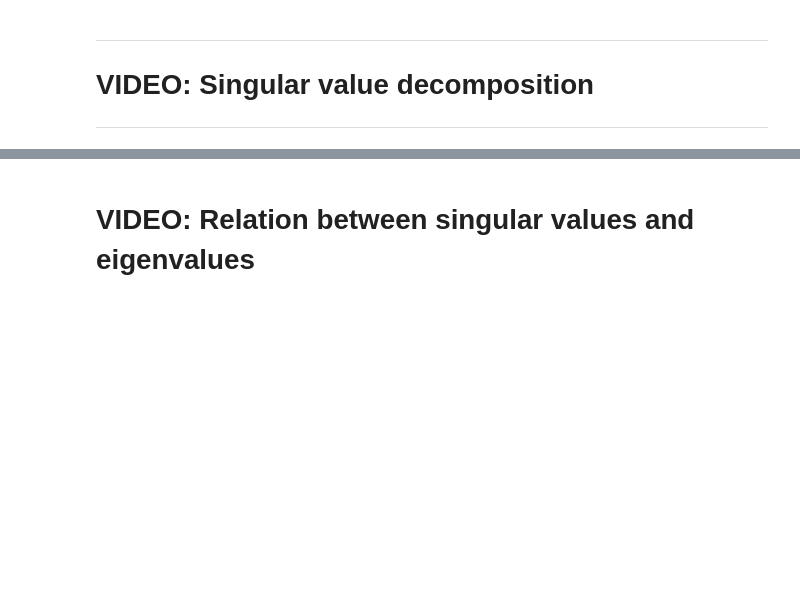
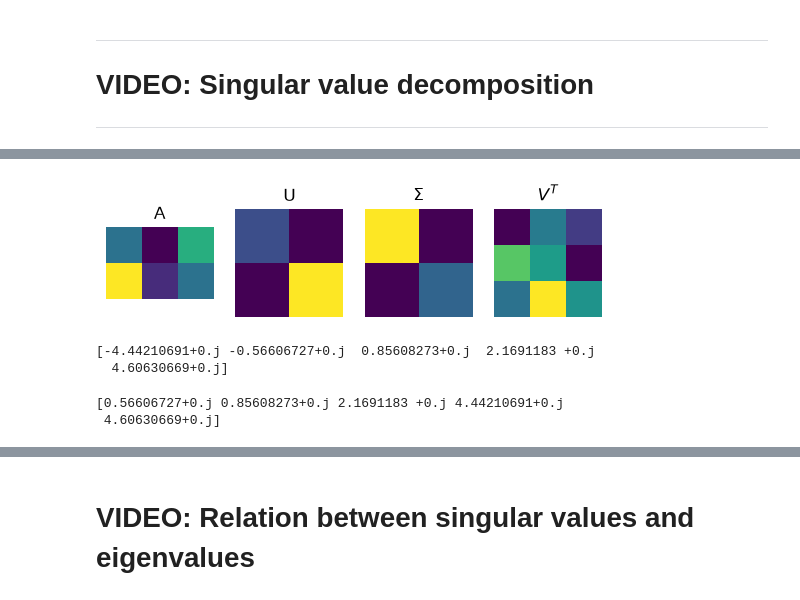
Before and after one commit to reinaldopenno-sonatus/LinAlgCourse, a Jupyter notebook: svd/LA_rp_svd_allCode.ipynb, the cells around one changed output, grey strips where cells are left out. Drawn from its saved outputs; the diff is of its cells as text; code cells hidden in the pictures; blank space fills up the shorter version.

```diff
--- a/svd/LA_rp_svd_allCode.ipynb
+++ b/svd/LA_rp_svd_allCode.ipynb
@@ -33,22 +351,24 @@ print(V)
 # %%
 plt.subplot(141)
 plt.imshow(A)
-plt.title('A')
-plt.axis('off')
+plt.title("A")
+plt.axis("off")
 
 plt.subplot(142)
 plt.imshow(U)
-plt.title('U')
-plt.axis('off')
+plt.title("U")
+plt.axis("off")
 
 plt.subplot(143)
 plt.imshow(np.diag(S))
-plt.title('$\Sigma$')
-plt.axis('off')
+plt.title(r"$\Sigma$")
+plt.axis("off")
 
 plt.subplot(144)
 plt.imshow(V)
-plt.title('$V^T$')
-plt.axis('off')
+plt.title("$V^T$")
+plt.axis("off")
 
 plt.show()
+# %% [output]
+[figure, added]
@@ -54,0 +382,8 @@ plt.show()
+# %%
+print(np.sort_complex(eigenvalues))
+print(np.sort_complex(s))
+# %% [output]
+[-4.44210691+0.j -0.56606727+0.j  0.85608273+0.j  2.1691183 +0.j
+  4.60630669+0.j]
+[0.56606727+0.j 0.85608273+0.j 2.1691183 +0.j 4.44210691+0.j
+ 4.60630669+0.j]
```
Also changed, not shown: parts of 21 cells of this notebook, 1 other file.
